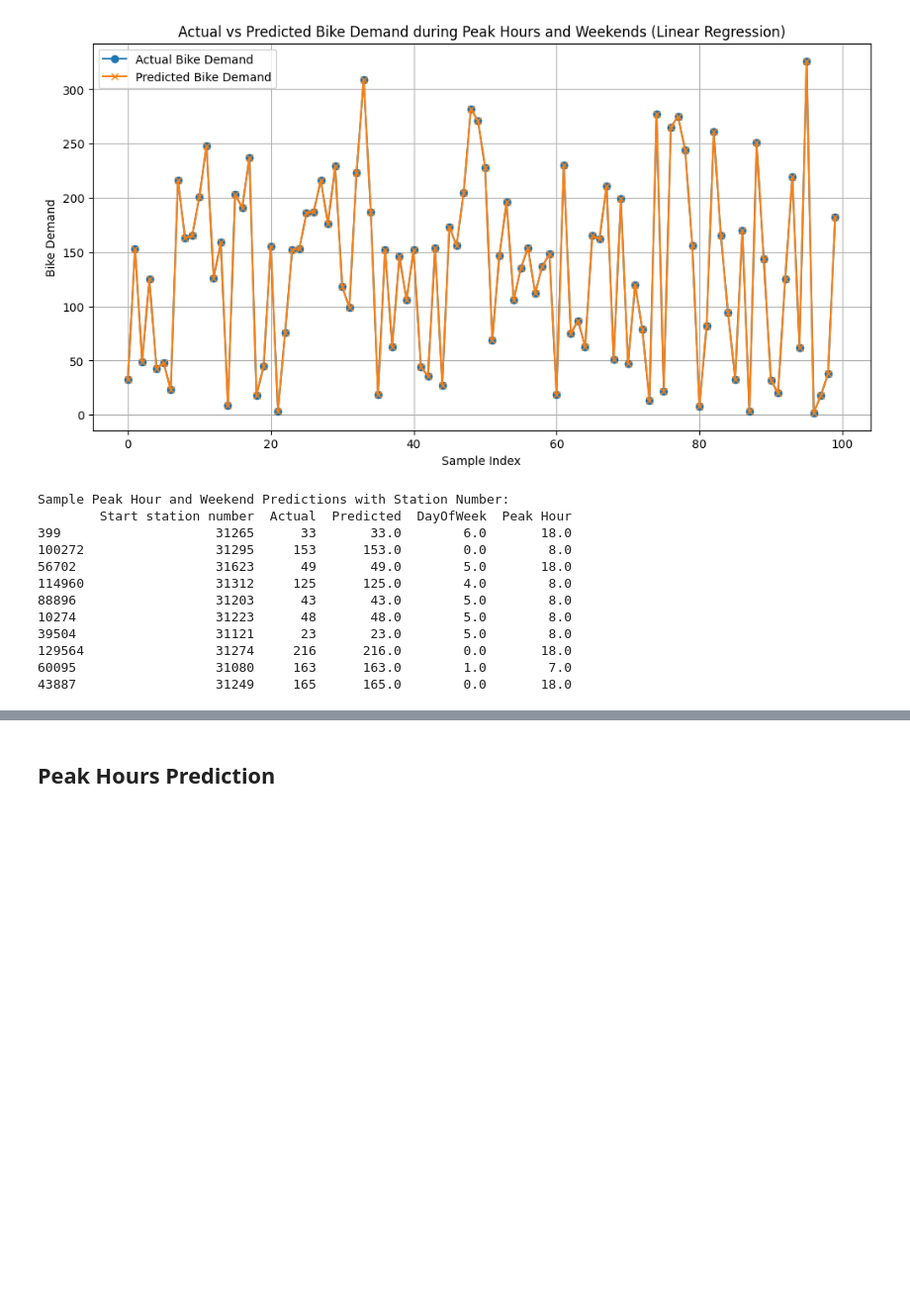
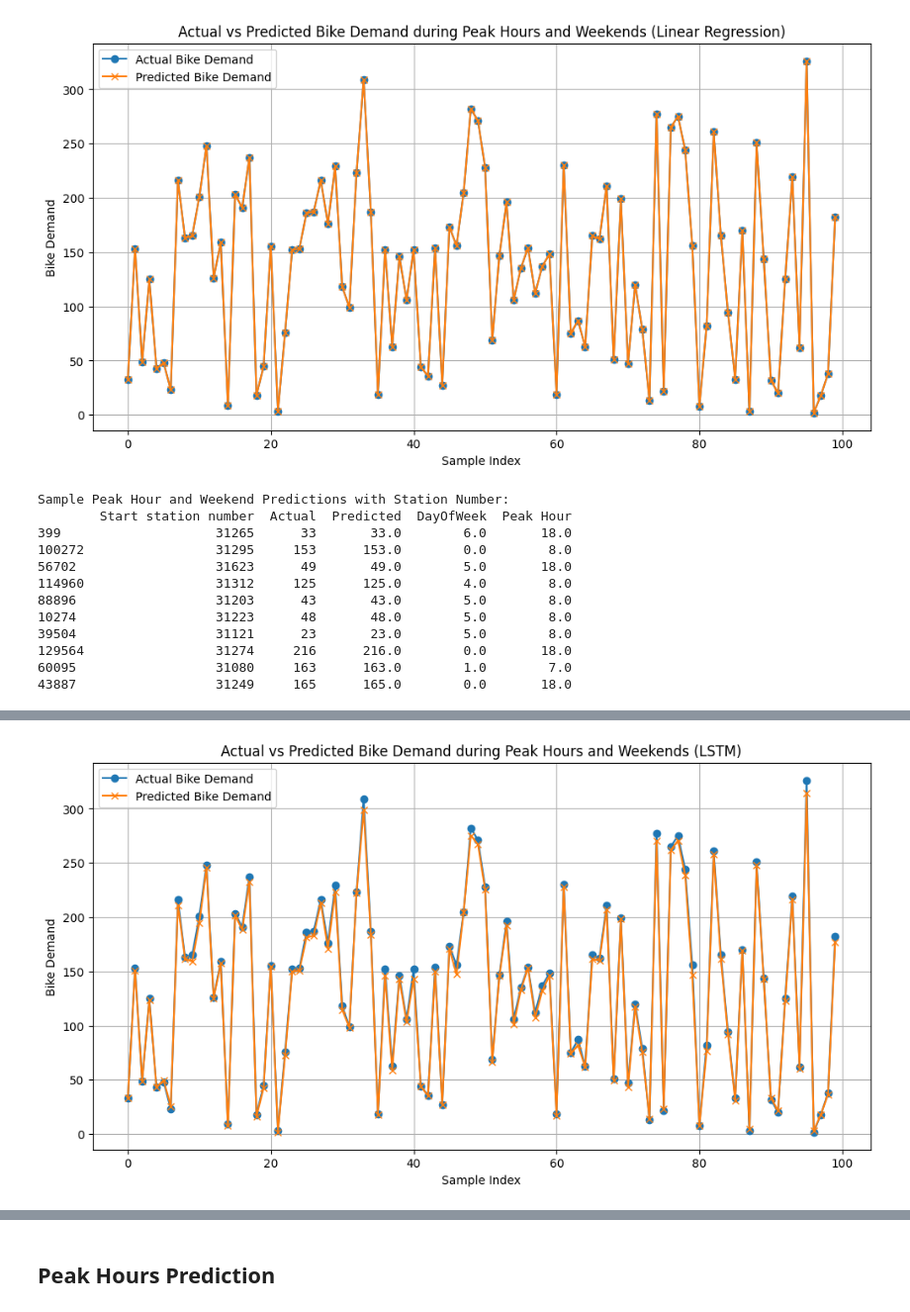
Before and after one commit to coraline1111/UTS-Group-Project, a Jupyter notebook: Group_Project_Version_3.ipynb, the cells around one changed output, grey strips where cells are left out. Shown at 99% size. Drawn from its saved outputs; the diff is of its cells as text; code cells hidden in the pictures; blank space fills up the shorter version.

```diff
--- a/Group_Project_Version_3.ipynb
+++ b/Group_Project_Version_3.ipynb
@@ -1249,0 +1252,99 @@ Sample Peak Hour and Weekend Predictions with Station Number:
+# %%
+import numpy as np
+import matplotlib.pyplot as plt
+from sklearn.preprocessing import StandardScaler
+from sklearn.metrics import mean_squared_error, mean_absolute_error, r2_score
+from keras.models import Sequential
+from keras.layers import Dense, Dropout, LSTM
+from keras.callbacks import ReduceLROnPlateau
+from sklearn.model_selection import train_test_split
+
+# 1. Define Peak Hours (e.g., 7-9 AM and 5-7 PM) and Weekends (DayOfWeek = 5, 6)
+peak_hours = [7, 8, 17, 18]
+weekend_days = [5, 6]
+top_10_stations = [31623, 31200, 31258, 31201, 31247, 31101, 31229, 31214, 31203, 31241]
+
+# Filter data for peak hours, weekends, and top 10 stations (allowing less than 10 if not all are present)
+peak_hour_data = bike_demand_per_10min[
+    (bike_demand_per_10min['Hour'].isin(peak_hours)) |
+    (bike_demand_per_10min['DayOfWeek'].isin(weekend_days)) &
+    (bike_demand_per_10min['Start station number'].isin(top_10_stations))
+]
+
+# Define features and target
+features = [
+    'Hour', 'Minute', 'DayOfWeek', 'IsWeekend', 'Bike Demand Lag1',
+    'Bike Demand Lag2', 'Bike Demand RollingMean3', 'Start station number',
+    'End station number', 'Bike number', 'Member type'
+]
+target = 'Bike Demand'
+
+X = peak_hour_data[features]
+y = peak_hour_data[target]
+
+# 2. Train-Test Split
+X_train, X_test, y_train, y_test = train_test_split(X, y, test_size=0.2, random_state=42)
+
+# 3. Scaling and Reshaping Data for LSTM
+scaler = StandardScaler()
+X_train_scaled = scaler.fit_transform(X_train)
+X_test_scaled = scaler.transform(X_test)
+X_train_lstm = np.expand_dims(X_train_scaled, axis=1)
+X_test_lstm = np.expand_dims(X_test_scaled, axis=1)
+
+# Function to evaluate models
+def evaluate_model(y_true, y_pred, model_name="Model"):
+    mse = mean_squared_error(y_true, y_pred)
+    mae = mean_absolute_error(y_true, y_pred)
+    r2 = r2_score(y_true, y_pred)
+    print(f"{model_name} - MSE: {mse:.2f}, MAE: {mae:.2f}, R²: {r2:.2f}")
+    return mse, mae, r2
+
+# 4. LSTM Model
+lstm_model = Sequential([
+    LSTM(64, activation='tanh', return_sequences=False, input_shape=(X_train_lstm.shape[1], X_train_lstm.shape[2])),
+    Dropout(0.2),
+    Dense(32, activation='relu'),
+    Dropout(0.2),
+    Dense(1, activation='linear')
+])
+
+# Compile the model
+lstm_model.compile(optimizer='adam', loss='mse', metrics=['mae'])
+
+# Learning rate scheduler
+lr_scheduler = ReduceLROnPlateau(monitor='val_loss', factor=0.2, patience=5, min_lr=0.0001)
+
+# Train the LSTM model
+print("\nTraining Long Short-Term Memory (LSTM) Model...")
+lstm_model.fit(X_train_lstm, y_train, validation_split=0.2, epochs=20, batch_size=32, verbose=1, callbacks=[lr_scheduler])
+
+# Make predictions with the LSTM model
+y_pred_lstm = lstm_model.predict(X_test_lstm).flatten()
+mse_lstm, mae_lstm, r2_lstm = evaluate_model(y_test, y_pred_lstm, "Long Short-Term Memory (LSTM)")
+
+# 5. Visualization of Predictions
+plt.figure(figsize=(12, 6))
+plt.plot(y_test.values[:100], label="Actual Bike Demand", marker="o")
+plt.plot(y_pred_lstm[:100], label="Predicted Bike Demand", marker="x")
+plt.title("Actual vs Predicted Bike Demand during Peak Hours and Weekends (LSTM)")
+plt.xlabel("Sample Index")
+plt.ylabel("Bike Demand")
+plt.legend()
+plt.grid()
+plt.show()
+
+# Add Start station number to the results
+peak_hour_results = pd.DataFrame({
+    'Start station number': X_test['Start station number'],
+    'Actual': y_test,
+    'Predicted': y_pred_lstm,
+    'DayOfWeek': X_test['DayOfWeek'],  # Add DayOfWeek column
+    'Peak Hour': X_test['Hour']        # Add Hour column as Peak Hour
+})
+
+# Save Predictions
+peak_hour_results.to_csv('peak_hour_predictions.csv', index=False)
+print("\nSample Peak Hour and Weekend Predictions with Station Number:")
+print(peak_hour_results.head(10))
+# %% [output]
@@ -1249,0 +1368 @@ Sample Peak Hour and Weekend Predictions with Station Number:
+[figure, added]
```
Also changed, not shown: parts of 7 cells of this notebook.
